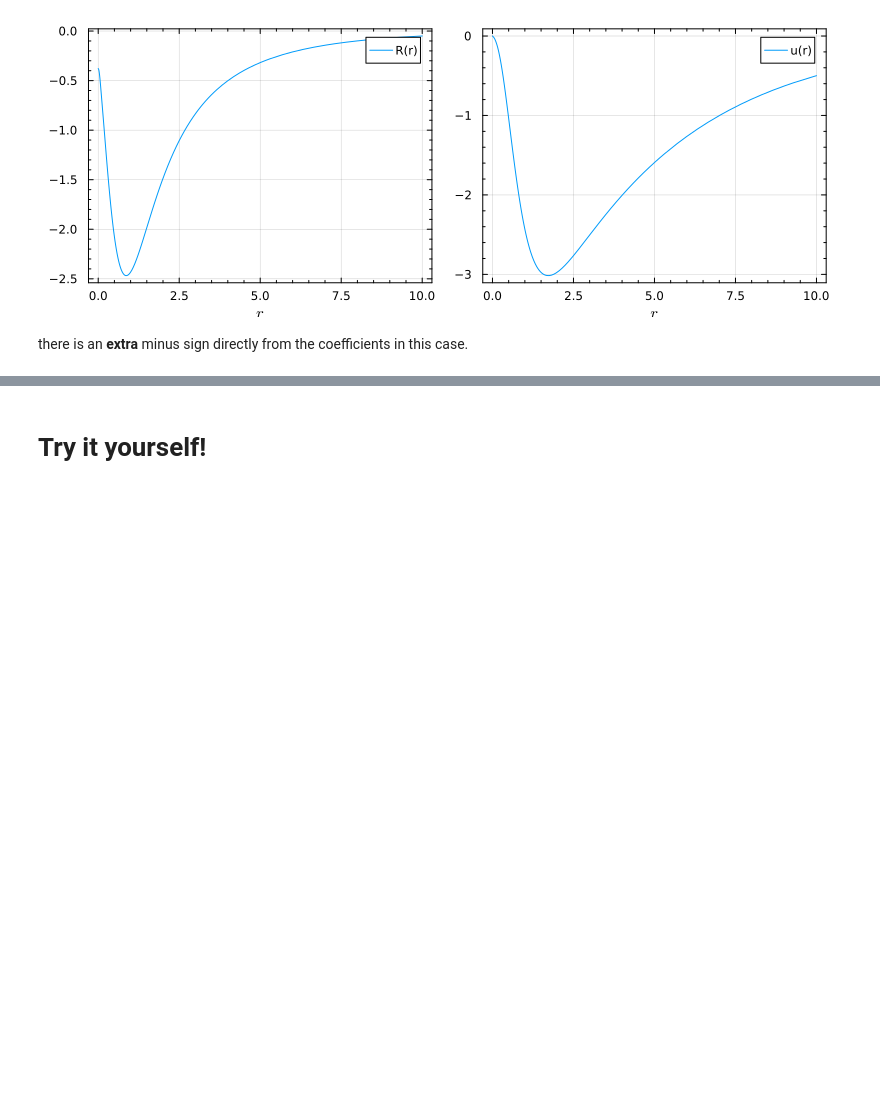
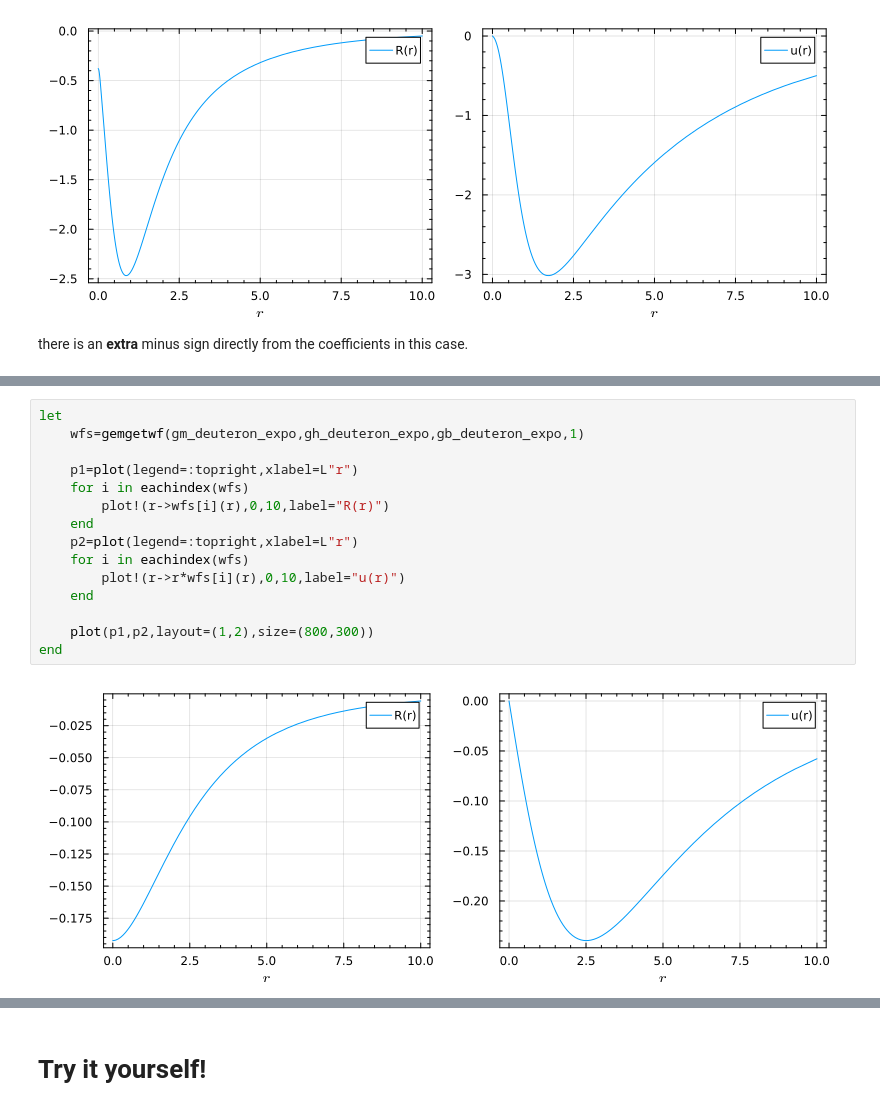
Before and after one commit to linqiu15/schrodinger_equation_solver.jl, a Jupyter notebook: example_gem.ipynb, the cells around one changed output, grey strips where cells are left out. Cells and saved outputs as stored; diff of their text form; blank space fills up the shorter version.

```diff
--- a/example_gem.ipynb
+++ b/example_gem.ipynb
@@ -296,0 +366,17 @@ end
+# %%
+let
+    wfs=gemgetwf(gm_deuteron_expo,gh_deuteron_expo,gb_deuteron_expo,1)
+
+    p1=plot(legend=:topright,xlabel=L"r")
+    for i in eachindex(wfs)
+        plot!(r->wfs[i](r),0,10,label="R(r)")
+    end
+    p2=plot(legend=:topright,xlabel=L"r")
+    for i in eachindex(wfs)
+        plot!(r->r*wfs[i](r),0,10,label="u(r)")
+    end
+
+    plot(p1,p2,layout=(1,2),size=(800,300))
+end
+# %% [output]
+[figure, added]
```
Also changed, not shown: parts of 30 cells of this notebook, 1 other file.
